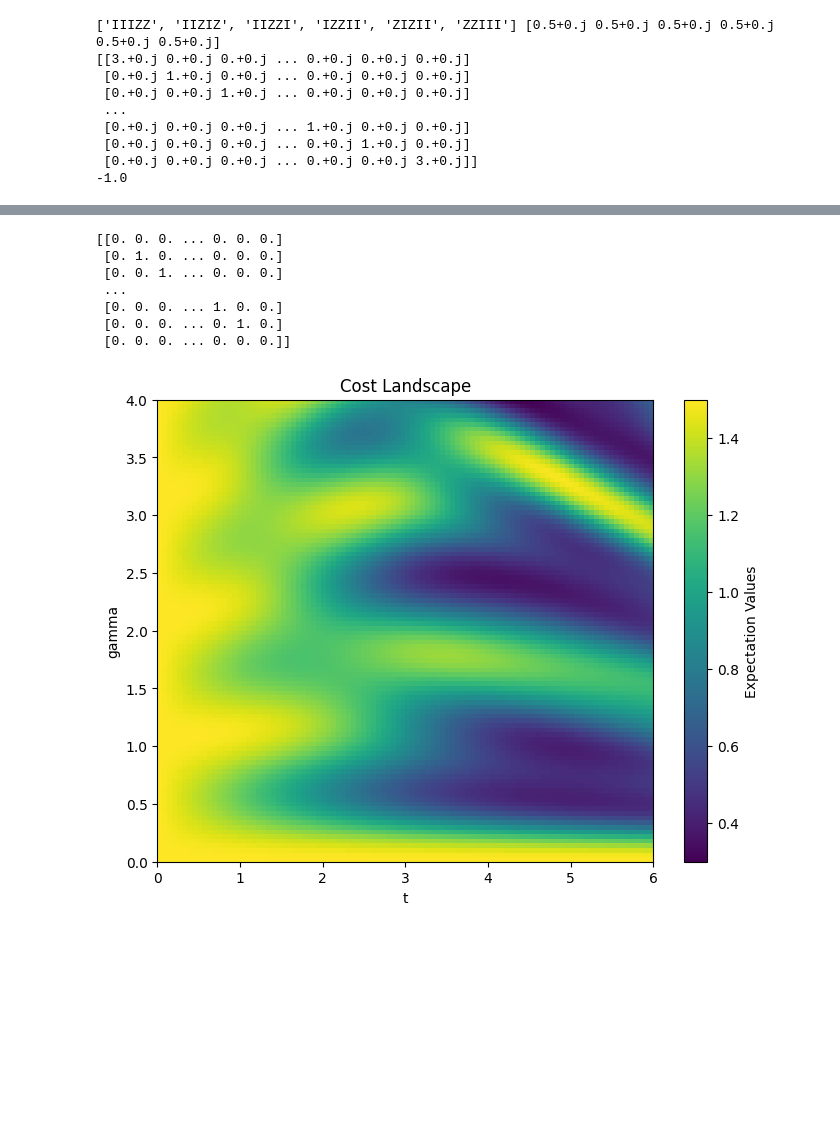
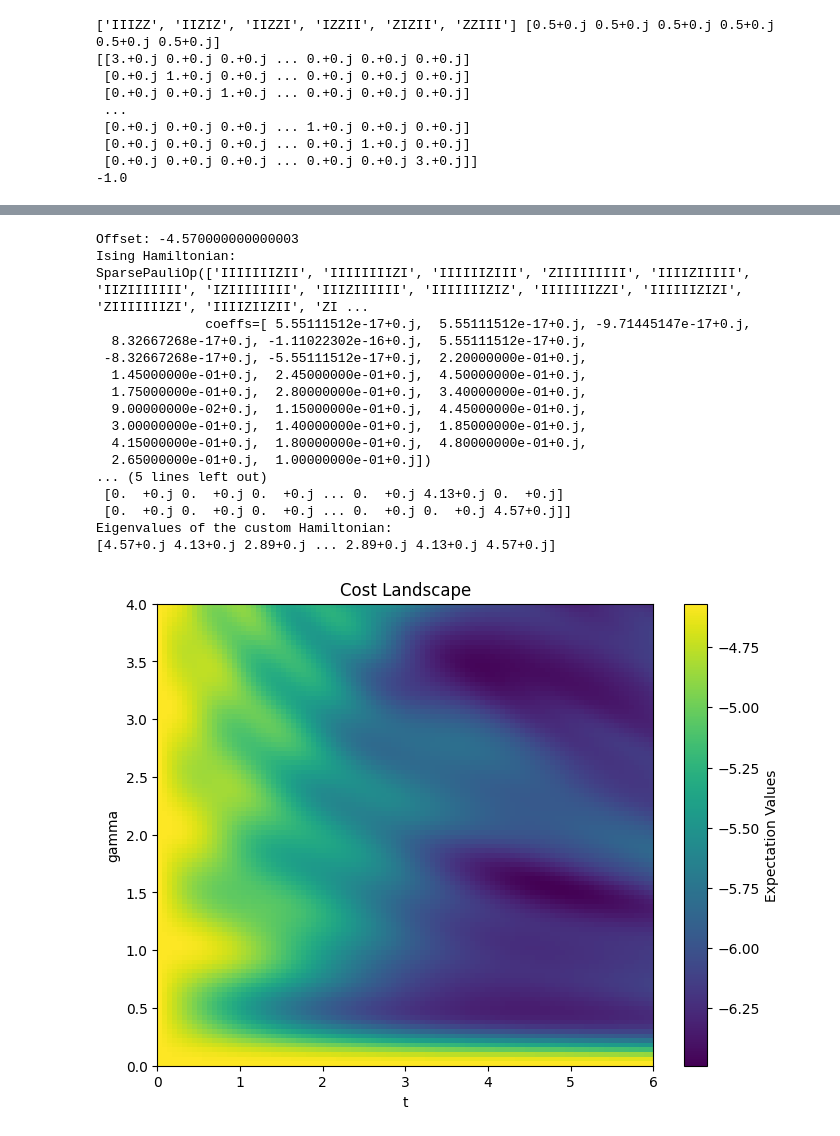
Before and after one commit to ylvasc/QRW, a Jupyter notebook: tests.ipynb, the cells around one changed output, grey strips where cells are left out. Saved outputs shown, nothing was run; the diff lists cells and outputs as text; code cells hidden in the pictures; blank space fills up the shorter version.

Commit message:
test with new graph, small fixes

```diff
--- a/tests.ipynb
+++ b/tests.ipynb
@@ -101,0 +220,4 @@ initial_state shape: (32,), Dimensions: 1
+# %%
+test_graph = utils.createRandomGraph(10, 0.5)
+
+utils.visualizeGraph(test_graph)
@@ -101,0 +226,12 @@ initial_state shape: (32,), Dimensions: 1
+# %%
+test_prob=utils.encode(test_graph)
+
+qubitOp, offset=test_prob.to_ising()
+print(qubitOp, offset)
+ee = NumPyMinimumEigensolver()
+result = ee.compute_minimum_eigenvalue(qubitOp)
+
+print("energy:", result.eigenvalue.real)
+print("max-cut objective:", result.eigenvalue.real + offset)
+
+utils.classicalMaxcutInbuilt(test_prob)
@@ -102,20 +256,39 @@ initial_state shape: (32,), Dimensions: 1
 # %%
-H_cost = Cmaxcut.problemHamiltonianMatrix(G)
+H_cost, offset = Cmaxcut.problemHamiltonian(test_prob)
 print(H_cost)
-H_walk = Cmaxcut.hypercubeHamiltonian(5)
 
-initial_state = Cmaxcut.initialState(5)
+eigenvalues = np.linalg.eigvals(H_cost)
+
+# Print eigenvalues
+print("Eigenvalues of the custom Hamiltonian:")
+print(eigenvalues)
+
+
+H_walk = Cmaxcut.hypercubeHamiltonian(10)
+
+initial_state = Cmaxcut.initialState(10)
 
 gamma = np.linspace(0, 4, 100)
 t = np.linspace(0, 6, 100)
+
 Cmaxcut.QW(H_cost, H_walk, t, initial_state, gamma)
-Cmaxcut.costLandscape(H_cost, H_walk, t, initial_state, gamma, 0)
+Cmaxcut.costLandscape(H_cost, H_walk, t, initial_state, gamma, offset)
 # %% [output]
-[[0. 0. 0. ... 0. 0. 0.]
- [0. 1. 0. ... 0. 0. 0.]
- [0. 0. 1. ... 0. 0. 0.]
- ...
- [0. 0. 0. ... 1. 0. 0.]
- [0. 0. 0. ... 0. 1. 0.]
- [0. 0. 0. ... 0. 0. 0.]]
+Offset: -4.570000000000003
+Ising Hamiltonian:
+SparsePauliOp(['IIIIIIIZII', 'IIIIIIIIZI', 'IIIIIIZIII', 'ZIIIIIIIII', 'IIIIZIIIII', 'IIZIIIIIII', 'IZIIIIIIII', 'IIIZIIIIII', 'IIIIIIIZIZ', 'IIIIIIIZZI', 'IIIIIIZIZI', 'ZIIIIIIIZI', 'IIIIZIIZII', 'ZI ...
+              coeffs=[ 5.55111512e-17+0.j,  5.55111512e-17+0.j, -9.71445147e-17+0.j,
+  8.32667268e-17+0.j, -1.11022302e-16+0.j,  5.55111512e-17+0.j,
+ -8.32667268e-17+0.j, -5.55111512e-17+0.j,  2.20000000e-01+0.j,
+  1.45000000e-01+0.j,  2.45000000e-01+0.j,  4.50000000e-01+0.j,
+  1.75000000e-01+0.j,  2.80000000e-01+0.j,  3.40000000e-01+0.j,
+  9.00000000e-02+0.j,  1.15000000e-01+0.j,  4.45000000e-01+0.j,
+  3.00000000e-01+0.j,  1.40000000e-01+0.j,  1.85000000e-01+0.j,
+  4.15000000e-01+0.j,  1.80000000e-01+0.j,  4.80000000e-01+0.j,
+  2.65000000e-01+0.j,  1.00000000e-01+0.j])
+... (5 lines left out)
+ [0.  +0.j 0.  +0.j 0.  +0.j ... 0.  +0.j 4.13+0.j 0.  +0.j]
+ [0.  +0.j 0.  +0.j 0.  +0.j ... 0.  +0.j 0.  +0.j 4.57+0.j]]
+Eigenvalues of the custom Hamiltonian:
+[4.57+0.j 4.13+0.j 2.89+0.j ... 2.89+0.j 4.13+0.j 4.57+0.j]
-[figure, old version]
+[figure, new version]
```
Also changed, not shown: parts of 7 cells of this notebook, 3 other files.
